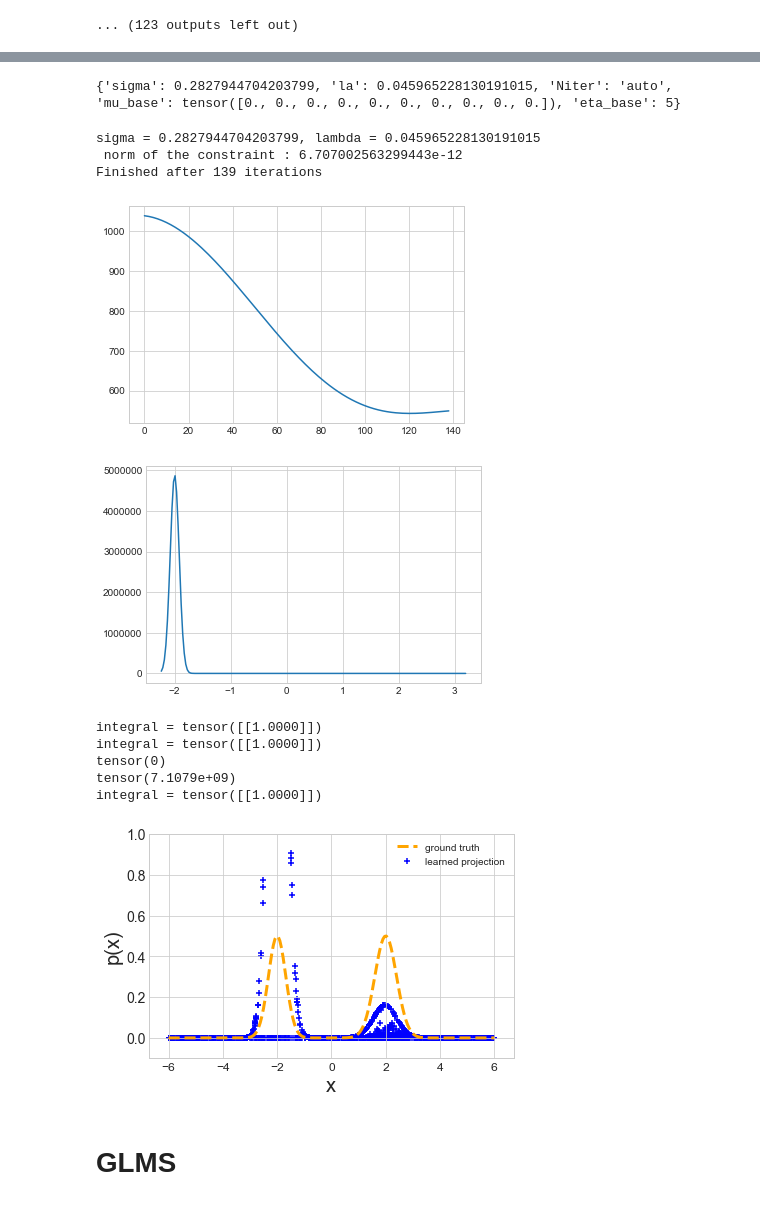
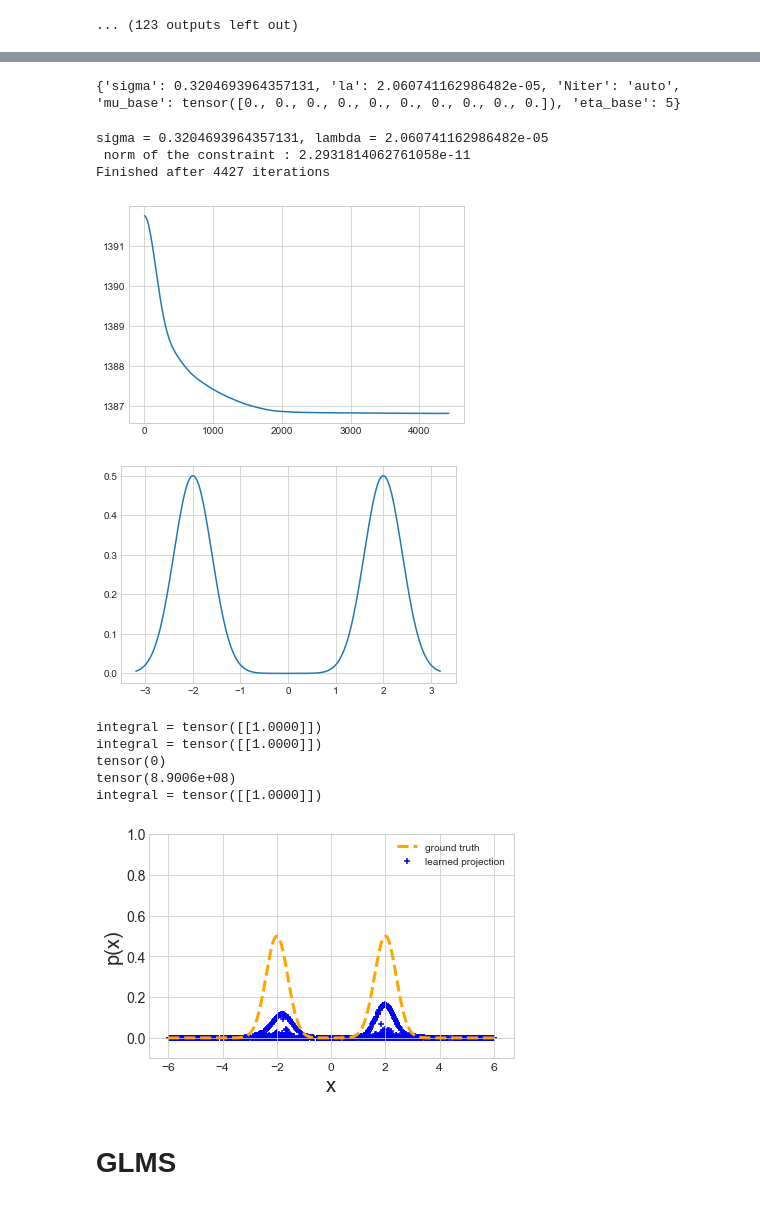
Before and after one commit to umarteau/non_negative_model, a Jupyter notebook: npm_nnf/density_estimation/Density_experimentsHD2.ipynb, the cells around one changed output, grey strips where cells are left out. Cells and saved outputs as stored; diff of their text form; code cells hidden in the pictures.

```diff
--- a/npm_nnf/density_estimation/Density_experimentsHD2.ipynb
+++ b/npm_nnf/density_estimation/Density_experimentsHD2.ipynb
@@ -77,8 +77,8 @@ def gentest(ntest,ctest,radtest,frac = 0.5):
     ntestrand = int(frac*ntest)
     ntestnear = ntest - ntestrand
     ds[:ntestrand,:] = ctest + radtest*(2*torch.rand(ntestrand,d) - 1)
-    #ds[ntestrand:,:],_ = generators.generate2GaussianD(r_data,sigma_data,ntestnear,d)
-    ds[ntestrand:,:],_ = generators.generate3GaussianD(r_data,sigma_data,0.2*sigma_data,ntestnear,d)
+    ds[ntestrand:,:],_ = generators.generate2GaussianD(r_data,sigma_data,ntestnear,d)
+    #ds[ntestrand:,:],_ = generators.generate3GaussianD(r_data,sigma_data,0.2*sigma_data,ntestnear,d)
     return ds
 # %% [markdown]
 # Linear model
@@ -406,8 +436,7 @@ Finished after 18440 iterations
 [figure]
 ... (123 outputs left out)
 # %%
-version = None
-df,best_params,aux = utils_train.get_results(save_path+'_option3',model = model,version = version)
+df,best_params,aux = utils_train.get_results(save_path+'_option2',model = model,version = None)
 display(df)
 # %% [output]
 |  | number | value | datetime_start | datetime_complete | duration | params_la | params_sigma | ... |
@@ -430,17 +459,17 @@ display(df)
 # %%
 eta = 0
-params = aux(eta)
+params = aux(1)
 print(params)
 # %% [output]
-{'sigma': 0.2827944704203799, 'la': 0.045965228130191015, 'Niter': 'auto', 'mu_base': tensor([0., 0., 0., 0., 0., 0., 0., 0., 0., 0.]), 'eta_base': 5}
+{'sigma': 0.3204693964357131, 'la': 2.060741162986482e-05, 'Niter': 'auto', 'mu_base': tensor([0., 0., 0., 0., 0., 0., 0., 0., 0., 0.]), 'eta_base': 5}
 # %%
 clf = model(**params)
 clf.fit(X)
 # %% [output]
-sigma = 0.2827944704203799, lambda = 0.045965228130191015
- norm of the constraint : 6.707002563299443e-12
-Finished after 139 iterations
+sigma = 0.3204693964357131, lambda = 2.060741162986482e-05
+ norm of the constraint : 2.2931814062761058e-11
+Finished after 4427 iterations
-[figure, old version]
+[figure, new version]
 # %%
 #xtest = torch.linspace(-,5,3000)
 c,rad,ntest = 0,6,1000
@@ -462,44 +491,44 @@ xdata = data_set
 
 
 xhaha = torch.linspace(-rad,rad,200)
-yhaha = 0.5*(torch.exp(-(xhaha-r_data)**2/(2*sigma_data**2)) +torch.exp(-(xhaha+r_data)**2/(2*(0.8*sigma_data)**2)) )
+yhaha = 0.5*(torch.exp(-(xhaha-r_data)**2/(2*sigma_data**2)) +torch.exp(-(xhaha+r_data)**2/(2*(sigma_data)**2)) )
 #yhaha = density_data(xhaha)
 
 
 
 #xtest = torch.load(pt_path+'xtest_linear0.pt')
 #ytest = torch.load(pt_path+'ytest_linear0.pt')
 #xdata = torch.load(pt_path+'xdataExperiments.pt')
 #ydata_set = torch.load(pt_path+'ydata_linear0.pt')
 
 
 #ytestref = density_fun(xtest)
 
 
 
 fig = plt.figure()
 plt.scatter(xtest[:,0],ytest[:],lw = 1.5,label='learned projection',zorder = -1,marker = '+',color = 'b')
 plt.scatter(xtest2[:,0],ytest2[:],lw = 1.5,zorder = -1,marker = '+',color = 'b')
 plt.plot(xhaha,yhaha,lw = 3,linestyle = 'dashed',label = 'ground truth',color = 'orange')
 #plt.plot(xtest,ytestref,linestyle = 'dashed',lw = 3,label = 'ground truth')
 #plt.scatter(xdata,ydata_set,marker = '+',color = 'r',lw = 2,label = 'training points',zorder = 1)
 plt.legend()
 plt.xlabel("x",fontsize = 20)
 plt.ylabel("p(x)",fontsize = 20)
 plt.yticks(fontsize=14)
 plt.xticks(fontsize=12)
 plt.ylim(-0.1,1)
 plt.tight_layout()
 #fig.savefig('linearPlot0density.pdf' , format='pdf', dpi=100)
 plt.show()
 # %% [output]
-[figure, old version]
+[figure, new version]
 integral = tensor([[1.0000]])
 integral = tensor([[1.0000]])
 tensor(0)
-tensor(7.1079e+09)
+tensor(8.9006e+08)
 integral = tensor([[1.0000]])
-[figure, old version]
+[figure, new version]
 # %% [markdown]
 # GLMS
 # %%
```
Also changed, not shown: parts of 8 cells of this notebook, 5 other files.
